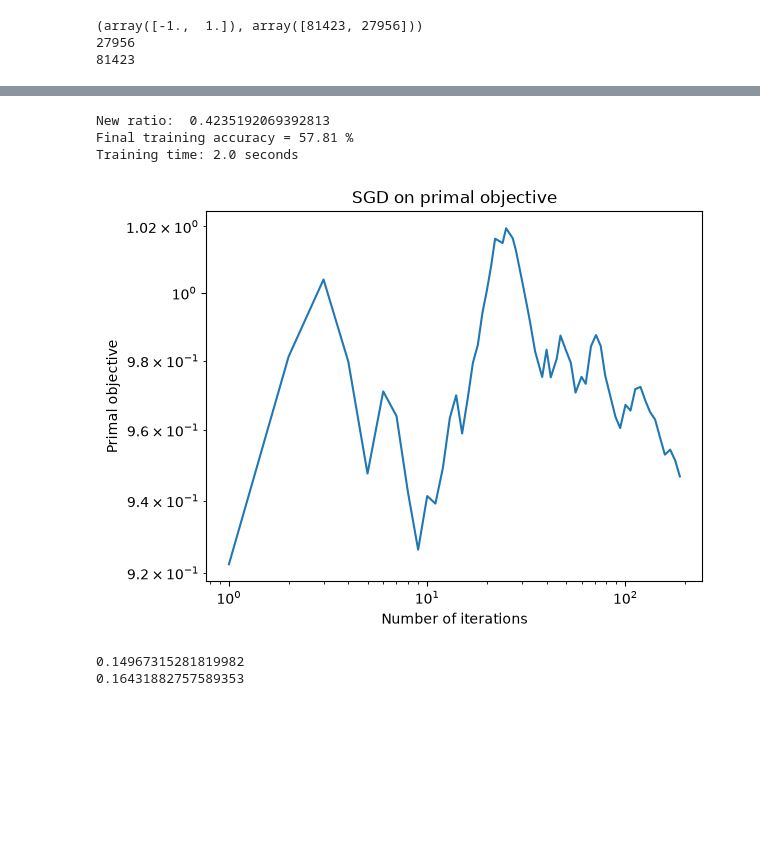
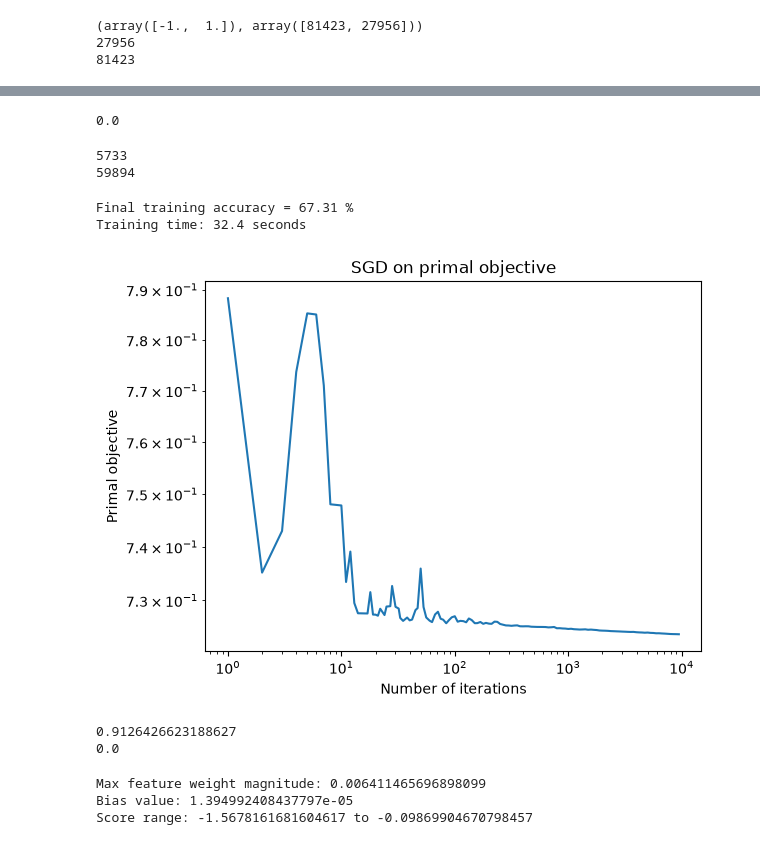
Before and after one commit to floribau/ml-project1, a Jupyter notebook: run.ipynb, the cells around one changed output, grey strips where cells are left out. Saved outputs shown, nothing was run; the diff lists cells and outputs as text; code cells hidden in the pictures; blank space fills up the shorter version.

Commit message:
run reg log regression with plot

```diff
--- a/run.ipynb
+++ b/run.ipynb
@@ -8,4 +27,4 @@ np.random.seed(42)
 # %%
 path = "data/dataset"
 
-x_train, x_test, y_train, train_ids, test_ids = load_csv_data(path)
+x_train_data, x_test_data, y_train_data, train_ids, test_ids = load_csv_data(path)
@@ -387,38 +813,51 @@ Training time: 62.4 seconds
+# %%
+predict = val_split_x @ w
+predict[predict >= 0] = 1
+predict[predict < 0] = -1
+print(f1_score(val_split_y, predict, pos_label=1))
+# %% [output]
+0.0
+# %%
+print("Distribution of predicted classes:")
+print(len(predict[predict == 1]))
+print(len(predict[predict == -1]))
+
+print("Distribution of actual classes:")
+print(len(val_split_y[val_split_y == 1]))
+print(len(val_split_y[val_split_y == -1]))
+# %% [output]
+5733
+59894
 # %%
-from sklearn.metrics import f1_score
-def balance_set(x, y, balance_number=6):
-    rng = np.random.default_rng(42)
-    y_negative = y[y == -1]
-    x_negative = x[y == -1]
-    half_length_y = int(y_negative.shape[0]/balance_number)
+tx_train = add_bias(x_train)
+y_train[y_train == 0] = -1
 
-    permutation = rng.permutation(y_negative.shape[0])
-    y_negative = y_negative[permutation]
-    x_negative = x_negative[permutation]
+tx_train_split, tx_val_split, y_train_split, y_val_split = train_val_split(tx_train, y_train, val_ratio=0.2, seed=42)
 
+tx_train_balanced, y_train_balanced = balance_dataset(tx_train_split, y_train_split, balance_number=5, seed=42)
+losses, w_200 = sgd_for_svm_demo(y_train_balanced, tx_train_balanced, 10_000)
 
-    new_x = np.concatenate((x[y==1], x_negative[:half_length_y]))
-    new_y = np.concatenate((y[y==1], y_negative[:half_length_y]))
-    print("New ratio: ", len(new_y[new_y==-1])/new_y.shape[0])
+print(accuracy_from_model(y_val_split, tx_val_split, w_200))
 
-    permutation = rng.permutation(new_y.shape[0])
-    return new_x[permutation], new_y[permutation]
-
-y_train[y_train==0] = -1
-
-x_balanced, y_balanced = balance_set(train_split_x, train_split_y)
-losses, w_200 = sgd_for_svm_demo(y_balanced, x_balanced, 200)
-
-print(calculate_accuracy(y_train, x_train, w_200))
-
-predict = val_split_x@w_200
+predict = tx_val_split @ w_200
 predict[predict >= 0] = 1
 predict[predict < 0] = -1
-print(f1_score(val_split_y, predict, pos_label=1))
+print(f1_score(y_val_split, predict, pos_label=1))
 # %% [output]
-New ratio:  0.4235192069392813
-Final training accuracy = 57.81 %
-Training time: 2.0 seconds
+Final training accuracy = 67.31 %
+Training time: 32.4 seconds
-[figure, old version]
+[figure, new version]
-0.14967315281819982
-0.16431882757589353
+0.9126426623188627
+0.0
+# %%
+# 1. Inspect the magnitudes of feature weights vs bias
+print("Max feature weight magnitude:", np.max(np.abs(w_200[:-1])))
+print("Bias value:", w_200[-1])
+
+# 2. Inspect the range of raw decision scores before taking the sign
+raw_scores = tx_val_split @ w_200
+print("Score range:", raw_scores.min(), "to", raw_scores.max())
+# %% [output]
+Max feature weight magnitude: 0.006411465696898099
+Bias value: 1.394992408437797e-05
+Score range: -1.5678161681604617 to -0.09869904670798457
```
Also changed, not shown: parts of 34 cells of this notebook.
